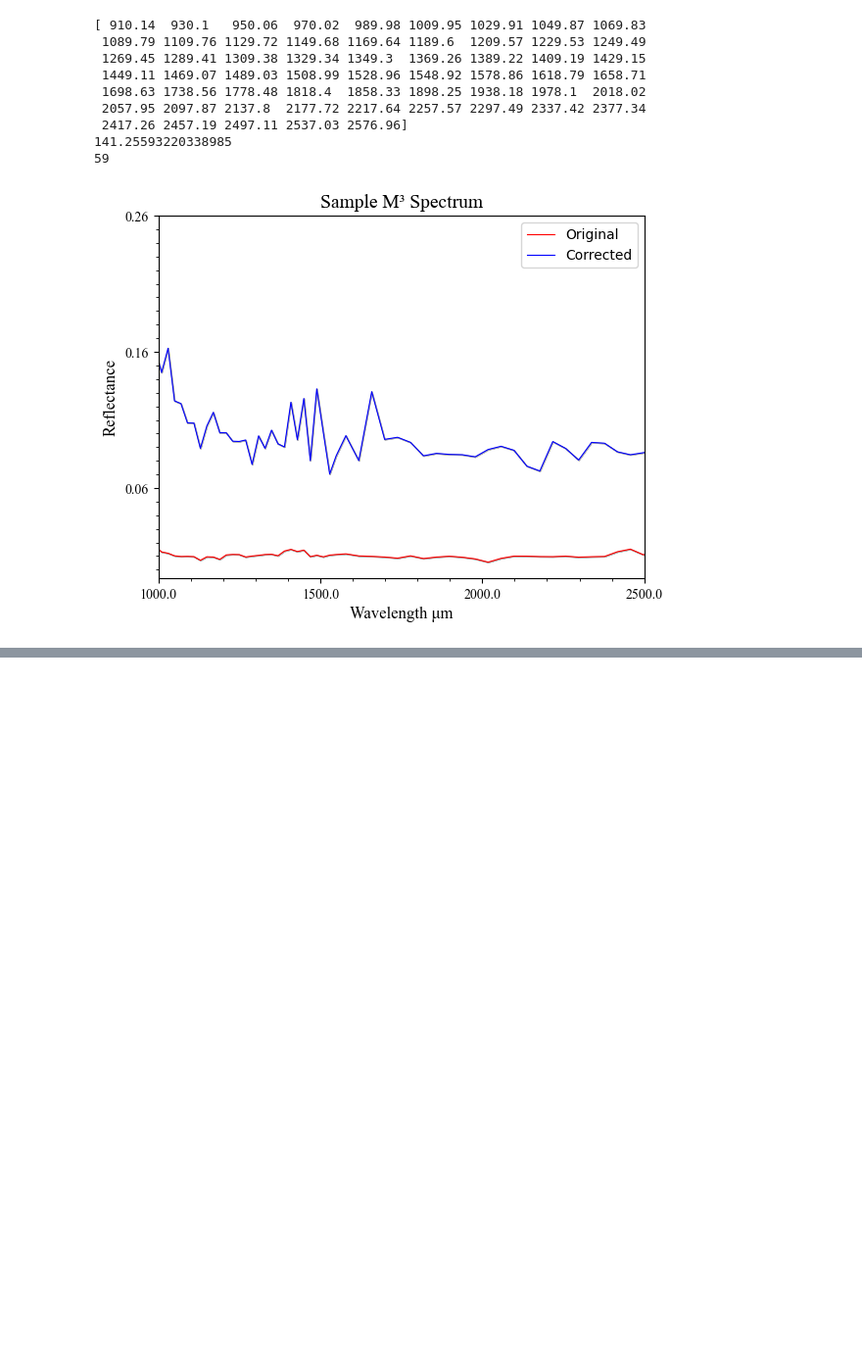
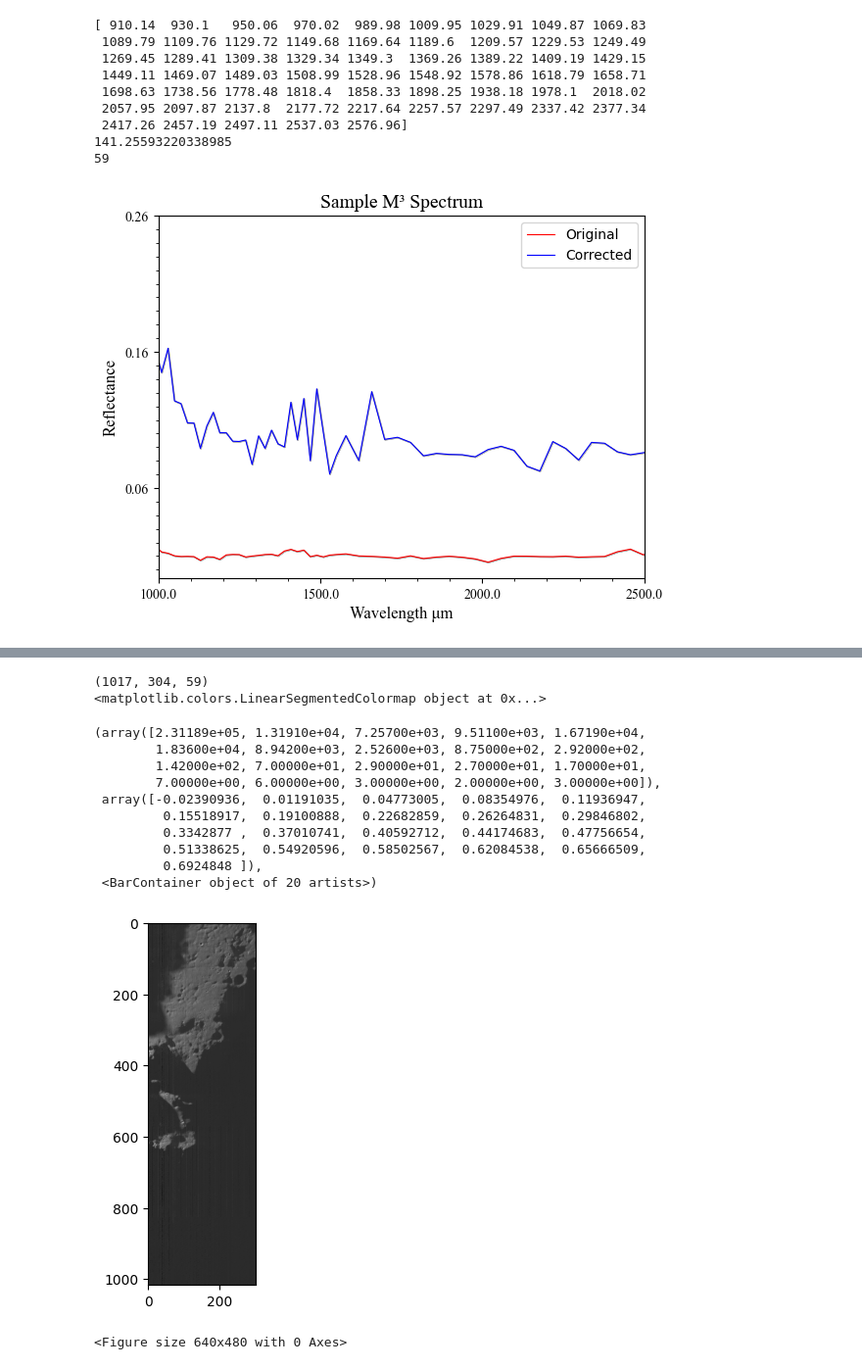
Before and after one commit to z-vig/M3_Pro, a Jupyter notebook: testing.ipynb, the cells around one changed output, grey strips where cells are left out. Shown at 98% size. Saved outputs shown, nothing was run; the diff lists cells and outputs as text; code cells hidden in the pictures; blank space fills up the shorter version.

```diff
--- a/testing.ipynb
+++ b/testing.ipynb
@@ -509,0 +537,80 @@ print (datetime.datetime.now())
+# %%
+import spectral as sp
+import numpy as np
+import matplotlib.pyplot as plt
+import copy
+from scipy.fft import fft2,fftshift,ifft2
+import tifffile as tf
+from matplotlib import colormaps
+hdr = sp.envi.open('E:/Data/20230209T095534013597/extracted_files/hdr_files/m3g20090417t193320_v01_rfl/m3g20090417t193320_v01_rfl.hdr')
+wvl = np.array(hdr.bands.centers)
+allowedIndices = np.where((wvl>900)&(wvl<2600))[0]
+allowedWvl = wvl[allowedIndices]
+img = hdr.read_bands(allowedIndices)
+avg_img = np.average(img,axis=2)
+plt.imshow(img[:,:,0],cmap='gray')
+fig = plt.figure()
+#plt.imshow(avg_img)
+avg_img_mod = copy.copy(avg_img)
+avg_img_mod[np.where(avg_img>0.01)] = 1
+fig = plt.figure()
+#plt.imshow(avg_img_mod)
+
+fourier_filter_img = np.zeros(img.shape)
+for band in range(img.shape[2]):
+    fourier_image = fftshift(fft2(img[:,:,band],norm='backward'))
+    #plt.imshow(np.log(abs(fourier_image)),cmap='gray')
+    y_length = fourier_image.shape[0]
+    x_length = fourier_image.shape[1]
+    yMid = int(round(y_length)/2)
+
+    masked_fourier_image = copy.copy(fourier_image)
+    masked_fourier_image[yMid-1:yMid+1,:] = 1
+    #plt.imshow(np.log(abs(masked_fourier_image)),cmap='gray')
+    #plt.imshow(abs(ifft2(masked_fourier_image)),cmap='gray')
+
+    fourier_filter_img[:,:,band] = abs(ifft2(masked_fourier_image))
+fig,(ax1,ax2) = plt.subplots(1,2)
+ax1.imshow(abs(np.log(fourier_image)),cmap='gray')
+ax2.imshow(abs(np.log(masked_fourier_image)),cmap='gray')
+fig = plt.figure()
+plt.imshow(fourier_filter_img[:,:,0])
+fig = plt.figure()
+print (fourier_filter_img.shape)
+avg_filter = np.average(fourier_filter_img,axis=2)
+avg_filter_mod = copy.copy(avg_filter)
+avg_filter_mod[np.where(avg_filter>0.1)] = 1
+plt.imshow(avg_filter_mod,cmap='gray')
+def compare_plot(x,y):
+    fig,ax1 = plt.subplots(1,1,figsize=(7,5))
+    ax1.plot(fourier_filter_img[x,y,:],label='fourier filtering')
+    ax1.plot(img[x,y,:],label='Original')
+    ax1.legend()
+compare_plot(91,100)
+compare_plot(2,2)
+compare_plot(800,8)
+
+#tf.imwrite('D:/Data/Fourier_Filtering_Images/Original.tif',img[:,:,0].astype('float32'))
+# tf.imwrite('D:/Data/Fourier_Filtering_Images/Shadow_ID_After_Filter.tif',avg_filter_mod.astype('float32'))
+# tf.imwrite('D:/Data/Fourier_Filtering_Images/fourier_filter_img.tif',fourier_filter_img[:,:,0].astype('float32'))
+cmap = np.array(colormaps['gray'])
+print (cmap)
+#tf.imwrite('D:/Data/Fourier_Filtering_Images/freq_space_image_band59.tif',(np.log(abs(masked_fourier_image)).astype('float32')),colormap='')
+fig,(ax1,ax2) = plt.subplots(1,2)
+ax1.hist(avg_filter.flatten(),20)
+ax2.hist(avg_img.flatten(),20)
+# %% [output]
+(1017, 304, 59)
+<matplotlib.colors.LinearSegmentedColormap object at 0x...>
+(array([2.31189e+05, 1.31910e+04, 7.25700e+03, 9.51100e+03, 1.67190e+04,
+        1.83600e+04, 8.94200e+03, 2.52600e+03, 8.75000e+02, 2.92000e+02,
+        1.42000e+02, 7.00000e+01, 2.90000e+01, 2.70000e+01, 1.70000e+01,
+        7.00000e+00, 6.00000e+00, 3.00000e+00, 2.00000e+00, 3.00000e+00]),
+ array([-0.02390936,  0.01191035,  0.04773005,  0.08354976,  0.11936947,
+         0.15518917,  0.19100888,  0.22682859,  0.26264831,  0.29846802,
+         0.3342877 ,  0.37010741,  0.40592712,  0.44174683,  0.47756654,
+         0.51338625,  0.54920596,  0.58502567,  0.62084538,  0.65666509,
+         0.6924848 ]),
+ <BarContainer object of 20 artists>)
+[figure, added]
+<Figure size 640x480 with 0 Axes>
```
Also changed, not shown: parts of 8 cells of this notebook, 5 other files.
